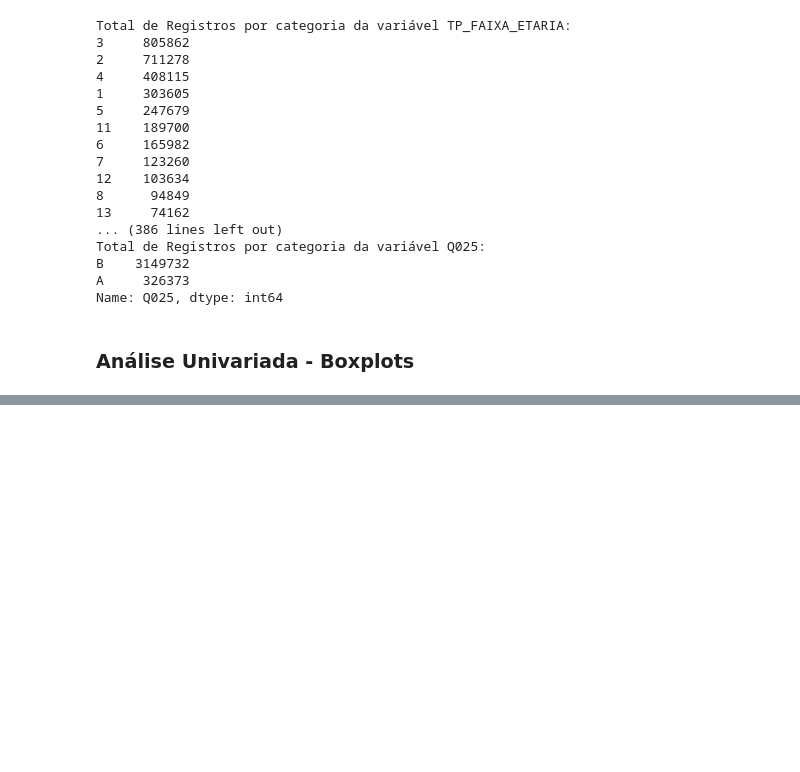
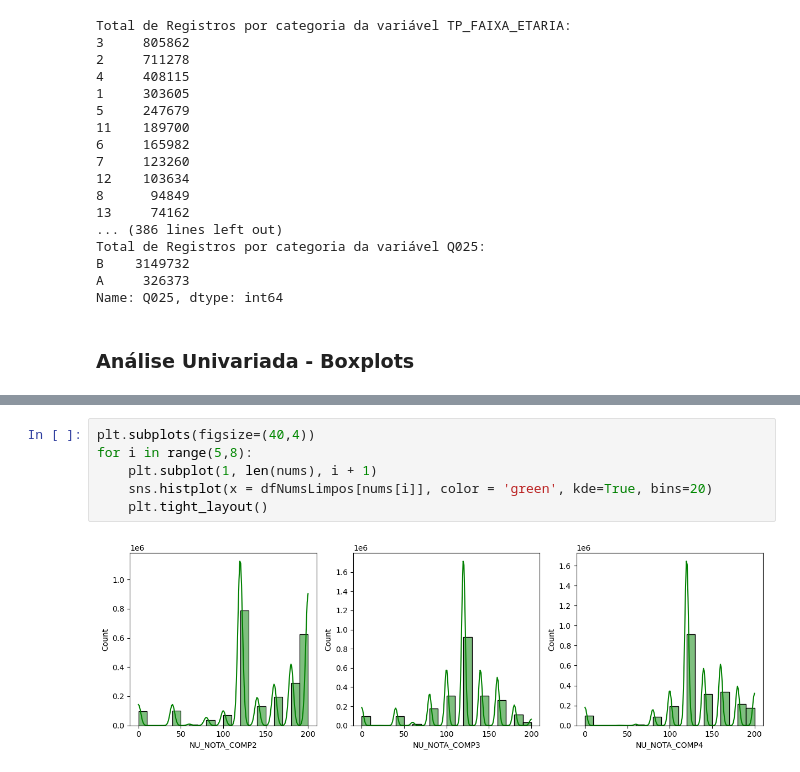
Before and after one commit to carlosrodriguesjf/analise_microdados_enem_2022, a Jupyter notebook: Analise dos microdados do Enem 2022.ipynb, the cells around one changed output, grey strips where cells are left out. Drawn from its saved outputs; the diff is of its cells as text; blank space fills up the shorter version.

```diff
--- a/Analise dos microdados do Enem 2022.ipynb
+++ b/Analise dos microdados do Enem 2022.ipynb
@@ -314,0 +337,8 @@ for i in range(5, len(nums)):
+# %%
+plt.subplots(figsize=(40,4))
+for i in range(5,8):
+    plt.subplot(1, len(nums), i + 1)
+    sns.histplot(x = dfNumsLimpos[nums[i]], color = 'green', kde=True, bins=20)
+    plt.tight_layout()
+# %% [output]
+[figure, added]
```
Also changed, not shown: parts of 36 cells of this notebook.
